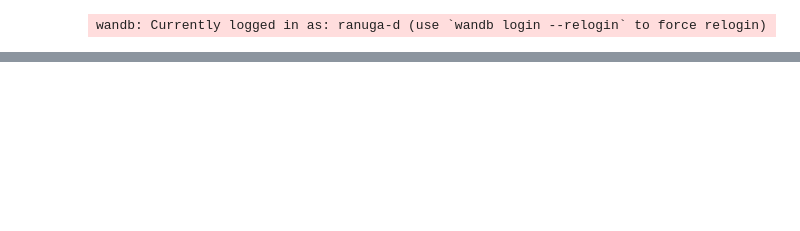
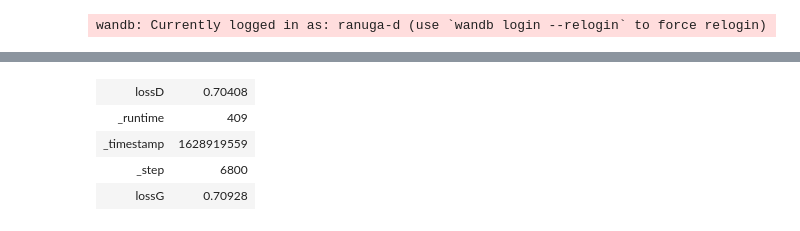
Before and after one commit to Programmer-RD-AI/Fake-Face-GAN, a Jupyter notebook: 00.ipynb, the cells around one changed output, grey strips where cells are left out. Cells and saved outputs as stored; diff of their text form; code cells hidden in the pictures; blank space fills up the shorter version.

```diff
--- a/00.ipynb
+++ b/00.ipynb
@@ -18,11 +18,8 @@ PROJECT_NAME = 'Fake-Face-V1'
 device = 'cuda'
 IMG_SIZE = 224
 # %%
-# transformations = torchvision.transforms.Compose(
-# [torchvision.transforms.ToTensor(),torchvision.transforms.Normalize(0.4,0.4)]
-# )
 transformations = torchvision.transforms.Compose(
-[torchvision.transforms.ToTensor(),torchvision.transforms.ColorJitter(0.5,0.5,0.5,0.5)]
+[torchvision.transforms.ToTensor()]
 )
 # %%
 def load_data(data_dir='./data/',transformations=transformations):
@@ -49,6 +49,6 @@ plt.imshow(data[0].view(IMG_SIZE,IMG_SIZE,3))
 # %%
 class Desc(nn.Module):
-    def __init__(self,activation=nn.LeakyReLU,starter=128):
+    def __init__(self,activation=nn.LeakyReLU,starter=72):
         super().__init__()
         self.dropout = Dropout()
         self.activation = activation()
@@ -104,46 +104,53 @@ gen = Gen(z_dim).to(device)
 desc = Desc().to(device)
 lr = 3e-4
 batch_size = 32
-epochs = 250
+epochs = 100
 optimizer_gen = Adam(gen.parameters(),lr=lr)
 optimizer_desc = Adam(desc.parameters(),lr=lr)
 criterion = BCELoss()
 fixed_noise = torch.randn((batch_size,z_dim)).to(device)
 # %%
-name = f'baseline-0.5'
-wandb.init(project=PROJECT_NAME,name=name)
-epochs_iter = tqdm(range(epochs))
-for _ in epochs_iter:
-    torch.cuda.empty_cache()
-    for idx in range(0,len(data),32):
-        try:
-            torch.cuda.empty_cache()
-            data_batch = torch.tensor(np.array(data[idx:idx+batch_size])).view(-1,IMG_SIZE*IMG_SIZE*3).to(device)
-            batch_size = data_batch.shape[0]
-            noise = torch.randn(batch_size,z_dim).to(device)
-            fake = gen(noise)
-            desc_real = desc(data_batch).view(-1)
-            lossD_real = criterion(desc_real,torch.ones_like(desc_real))
-            desc_fake = desc(fake).view(-1)
-            lossD_fake = criterion(desc_fake,torch.zeros_like(desc_fake))
-            lossD = (lossD_real+lossD_fake)/2
-            desc.zero_grad()
-            lossD.backward(retain_graph=True)
-            wandb.log({'lossD':lossD.item()})
-            optimizer_desc.step()
-            output = desc(fake).view(-1)
-            lossG = criterion(output,torch.ones_like(output))
-            gen.zero_grad()
-            lossG.backward()
-            wandb.log({'lossG':lossG.item()})
-            optimizer_gen.step()
-        except Exception as e:
-            pass
-with torch.no_grad():
-    fake = gen(fixed_noise).view(-1,3,IMG_SIZE,IMG_SIZE)
-    img_grid_fake = torchvision.utils.make_grid(fake, normalize=True)
-    wandb.log({'img':wandb.Image(img_grid_fake)})
-wandb.finish()
+transformations = [0.1,0.2,0.3,0.4,0.5,0.6,0.7,0.8,0.9]
+for transformation in transformations:
+    transformations = torchvision.transforms.Compose(
+    [torchvision.transforms.ToTensor(),torchvision.transforms.ColorJitter(transformation,transformation,transformation,transformation)]
+    )
+    data = load_data(transformations=transformations)
+    data = torch.from_numpy(np.array(data))
+    name = f'{transformation}-ColorJitter'
+    wandb.init(project=PROJECT_NAME,name=name)
+    epochs_iter = tqdm(range(epochs))
+    for _ in epochs_iter:
+        torch.cuda.empty_cache()
+        for idx in range(0,len(data),32):
+            try:
+                torch.cuda.empty_cache()
+                data_batch = torch.tensor(np.array(data[idx:idx+batch_size])).view(-1,IMG_SIZE*IMG_SIZE*3).to(device)
+                batch_size = data_batch.shape[0]
+                noise = torch.randn(batch_size,z_dim).to(device)
+                fake = gen(noise)
+                desc_real = desc(data_batch).view(-1)
+                lossD_real = criterion(desc_real,torch.ones_like(desc_real))
+                desc_fake = desc(fake).view(-1)
+                lossD_fake = criterion(desc_fake,torch.zeros_like(desc_fake))
+                lossD = (lossD_real+lossD_fake)/2
+                desc.zero_grad()
+                lossD.backward(retain_graph=True)
+                wandb.log({'lossD':lossD.item()})
+                optimizer_desc.step()
+                output = desc(fake).view(-1)
+                lossG = criterion(output,torch.ones_like(output))
+                gen.zero_grad()
+                lossG.backward()
+                wandb.log({'lossG':lossG.item()})
+                optimizer_gen.step()
+            except Exception as e:
+                pass
+    with torch.no_grad():
+        fake = gen(fixed_noise).view(-1,3,IMG_SIZE,IMG_SIZE)
+        img_grid_fake = torchvision.utils.make_grid(fake, normalize=True)
+        wandb.log({'img':wandb.Image(img_grid_fake)})
+    wandb.finish()
 # %% [output]
 wandb: Currently logged in as: ranuga-d (use `wandb login --relogin` to force relogin)
 Tracking run with wandb version 0.12.0
@@ -153,0 +166,5 @@ Run data is saved locally in /home/indika/Programming/Projects/Python/Artifical-
+| lossD | 0.70408 |
+| _runtime | 409 |
+| _timestamp | 1628919559 |
+| _step | 6800 |
+| lossG | 0.70928 |
```
Also changed, not shown: parts of 2 cells of this notebook.
